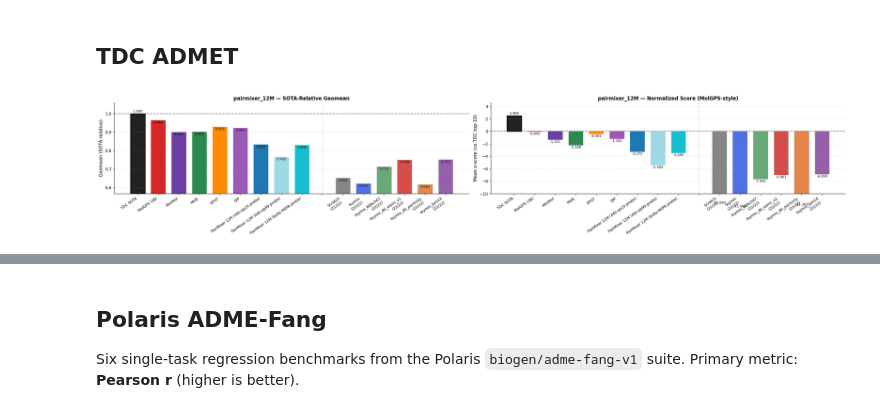
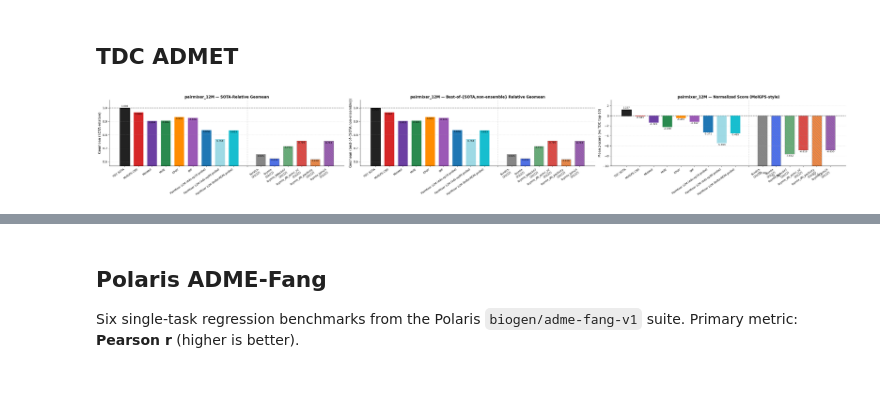
Before and after one commit to seonghyun26/graphium, a Jupyter notebook: notebooks/00_results_dashboard.ipynb, the cells around one changed output, grey strips where cells are left out. Saved outputs shown, nothing was run; the diff lists cells and outputs as text; code cells hidden in the pictures; blank space fills up the shorter version.

```diff
--- a/notebooks/00_results_dashboard.ipynb
+++ b/notebooks/00_results_dashboard.ipynb
@@ -205,12 +259,16 @@ Methods: ['Scratch', 'toymix', 'toymix_bbbc047', 'toymix_dti_esmc_v2', 'toymix_d
 # %% [markdown]
 ## TDC ADMET
 # %%
-# Two aggregate metrics across 22 ADMET tasks:
+# Three aggregate metrics across 22 ADMET tasks:
 #
 # 1. SOTA-relative geomean: value/SOTA (higher-better) or SOTA/value (lower-better),
 #    then geometric mean. SOTA = 1.0 by construction.
 #
-# 2. MolGPS-style normalized score: z-score each task relative to the TDC top-10
+# 2. Best-of-{SOTA, non-ensemble} relative geomean: same idea, but the per-task
+#    reference is the best score across {TDC SOTA, MolE, KPGT, QIP}. MolGPS and
+#    MiniMol are excluded because they are ensembles. Reference = 1.0.
+#
+# 3. MolGPS-style normalized score: z-score each task relative to the TDC top-10
 #    leaderboard, flip sign for lower-is-better, then arithmetic mean.
 #    Positive = above leaderboard average, negative = below.
 
@@ -226,6 +284,37 @@ def _sota_normalize(value, task):
         return value / sota_mean
     else:
         return sota_mean / value if value != 0 else np.nan
+
+# Per-task reference = best score across SOTA + non-ensemble baselines
+# (MolE, KPGT, QIP). MolGPS and MiniMol are excluded as they are ensembles.
+def _best_nonensemble_ref(task):
+    """Best (direction-aware) score across SOTA + non-ensemble baselines for task."""
+    if task not in TASK_METRICS:
+        return None
+    direction = TASK_METRICS[task][1]
+    refs = []
+    if task in TDC_SOTA:
+        refs.append(TDC_SOTA[task][0])
+    for _src in (MOLE, KPGT, QIP):
+        if task in _src and pd.notna(_src[task][0]):
+            refs.append(_src[task][0])
+    refs = [r for r in refs if pd.notna(r)]
+    if not refs:
+        return None
+    return max(refs) if direction == 'higher' else min(refs)
+
+def _best_normalize(value, task):
+    """Normalize value relative to best of {SOTA, MolE, KPGT, QIP} for that task."""
+    if pd.isna(value) or task not in TASK_METRICS:
+        return np.nan
+    ref = _best_nonensemble_ref(task)
+    if ref is None or ref == 0:
+        return np.nan
+    direction = TASK_METRICS[task][1]
+    if direction == 'higher':
+        return value / ref
+    else:
+        return ref / value if value != 0 else np.nan
 
 def _zscore_normalize(value, task):
     """Z-score relative to TDC top-10 leaderboard, sign-flipped for lower-is-better."""
@@ -283,11 +372,14 @@ _BASELINES = [
 ]
 
 _baseline_geomeans = {}
+_baseline_best_geomeans = {}
 _baseline_zscores = {}
 for _bname, _bdata, _ in _BASELINES:
     _gn = [_sota_normalize(_bdata[t][0], t) for t in ADMET_TASK_ORDER if t in _bdata]
+    _gb = [_best_normalize(_bdata[t][0], t) for t in ADMET_TASK_ORDER if t in _bdata]
     _zn = [_zscore_normalize(_bdata[t][0], t) for t in ADMET_TASK_ORDER if t in _bdata]
     _baseline_geomeans[_bname] = _geomean(_gn)
+    _baseline_best_geomeans[_bname] = _geomean(_gb)
     _baseline_zscores[_bname] = _mean_zscore(_zn)
 
 # --- Compute per (model, method) from our runs ---
@@ -295,6 +387,7 @@ if len(admet_df) > 0 and admet_df['primary_metric'].notna().any():
     _task_method_means = admet_df.groupby(['task', 'model_name', 'method'])['primary_metric'].mean()
 
     _all_geomeans = list(_baseline_geomeans.values())
+    _all_best_geomeans = list(_baseline_best_geomeans.values())
     _all_zscores = list(_baseline_zscores.values())
     _model_data = {}
 
@@ -304,30 +397,39 @@ if len(admet_df) > 0 and admet_df['primary_metric'].notna().any():
             continue
         methods = sorted(model_df['method'].unique(), key=lambda m: (0 if m == 'Scratch' else 1, m))
         _method_geomeans = {}
+        _method_best_geomeans = {}
         _method_zscores = {}
         _method_ntasks = {}
         for method in methods:
-            _gn, _zn = [], []
+            _gn, _gb, _zn = [], [], []
             for task in ADMET_TASK_ORDER:
                 try:
                     val = _task_method_means.loc[(task, model_name, method)]
                     _gn.append(_sota_normalize(val, task))
+                    _gb.append(_best_normalize(val, task))
                     _zn.append(_zscore_normalize(val, task))
                 except KeyError:
                     pass
             _method_geomeans[method] = _geomean(_gn)
+            _method_best_geomeans[method] = _geomean(_gb)
             _method_zscores[method] = _mean_zscore(_zn)
             _method_ntasks[method] = sum(1 for x in _gn if np.isfinite(x) and x > 0)
             if np.isfinite(_method_geomeans[method]):
                 _all_geomeans.append(_method_geomeans[method])
+            if np.isfinite(_method_best_geomeans[method]):
+                _all_best_geomeans.append(_method_best_geomeans[method])
             if np.isfinite(_method_zscores[method]):
                 _all_zscores.append(_method_zscores[method])
-        _model_data[model_name] = (methods, _method_geomeans, _method_zscores, _method_ntasks)
+        _model_data[model_name] = (methods, _method_geomeans, _method_best_geomeans,
+                                    _method_zscores, _method_ntasks)
 
     # Shared y-axis ranges
     _gm_finite = [v for v in _all_geomeans if np.isfinite(v)]
     _gm_ymin = min(_gm_finite) * 0.92 if _gm_finite else 0
     _gm_ymax = max(_gm_finite) * 1.06 if _gm_finite else 1
+    _gb_finite = [v for v in _all_best_geomeans if np.isfinite(v)]
+    _gb_ymin = min(_gb_finite) * 0.92 if _gb_finite else 0
+    _gb_ymax = max(_gb_finite) * 1.06 if _gb_finite else 1
     _zs_finite = [v for v in _all_zscores if np.isfinite(v)]
     _zs_pad = (max(_zs_finite) - min(_zs_finite)) * 0.15 if _zs_finite else 1
     _zs_ymin = max(min(_zs_finite) - _zs_pad, -10) if _zs_finite else -1
@@ -343,20 +445,22 @@ if len(admet_df) > 0 and admet_df['primary_metric'].notna().any():
                                   and model_name != 'pairmixer_12M')]
         if model_name not in _model_data:
             continue
-        methods, _mg, _mz, _mnt = _model_data[model_name]
+        methods, _mg, _mgb, _mz, _mnt = _model_data[model_name]
         family = infer_model_family(model_name)
         hatch = FAMILY_HATCHES.get(family, '')
 
         all_labels = baseline_names + [''] + methods
-        gm_vals = [_baseline_geomeans[b] for b in baseline_names] + [np.nan] + [_mg[m] for m in methods]
-        zs_vals = [_baseline_zscores[b] for b in baseline_names] + [np.nan] + [_mz[m] for m in methods]
+        gm_vals  = [_baseline_geomeans[b] for b in baseline_names]      + [np.nan] + [_mg[m]  for m in methods]
+        gb_vals  = [_baseline_best_geomeans[b] for b in baseline_names] + [np.nan] + [_mgb[m] for m in methods]
+        zs_vals  = [_baseline_zscores[b] for b in baseline_names]       + [np.nan] + [_mz[m]  for m in methods]
         n = len(all_labels)
         x = np.arange(n)
 
-        fig, (ax1, ax2) = plt.subplots(1, 2, figsize=(max(18, n * 1.6), 5))
+        fig, (ax1, ax3, ax2) = plt.subplots(1, 3, figsize=(max(24, n * 2.2), 5))
 
         for ax, vals, ylabel, title_suffix, ymin, ymax, refline in [
             (ax1, gm_vals, 'Geomean (SOTA-relative)', 'SOTA-Relative Geomean', _gm_ymin, _gm_ymax, 1.0),
+            (ax3, gb_vals, 'Geomean (best-of-{SOTA,non-ensemble})', 'Best-of-{SOTA,non-ensemble} Relative Geomean', _gb_ymin, _gb_ymax, 1.0),
             (ax2, zs_vals, 'Mean z-score (vs TDC top-10)', 'Normalized Score (MolGPS-style)', _zs_ymin, _zs_ymax, 0.0),
         ]:
             for i, (label, val) in enumerate(zip(all_labels, vals)):
@@ -381,35 +485,35 @@ if len(admet_df) > 0 and admet_df['primary_metric'].notna().any():
             ax.axhline(y=refline, color='black', linewidth=1.5, linestyle='--', alpha=0.5, zorder=0)
             sep_x = len(baseline_names)
             ax.axvline(x=sep_x - 0.5 + 0.5, color='grey', linewidth=1, linestyle='--', alpha=0.4)
             ax.set_xticks(x)
             _xlabels = []
             for label in all_labels:
                 if label == '' or label in baseline_colors:
                     _xlabels.append(label)
                 else:
                     _nt = _mnt.get(label, 0)
                     _xlabels.append(f'{label}\n({_nt}/{len(ADMET_TASK_ORDER)})')
             ax.set_xticklabels(_xlabels, rotation=35, ha='right', fontsize=9)
             ax.set_ylabel(ylabel, fontsize=11)
             ax.set_title(f'{model_name} — {title_suffix}', fontsize=12, fontweight='bold')
             ax.set_ylim(ymin, ymax)
             ax.spines['top'].set_visible(False)
             ax.spines['right'].set_visible(False)
             ax.grid(True, axis='y', ls='--', alpha=0.3)
 
         plt.tight_layout()
         plt.show()
 
         # Print table
-        print(f"\n{'':2s}{'Method':25s}  {'Geomean':>8s}  {'Z-score':>8s}  {'Tasks':>5s}")
-        print("  " + "-" * 52)
+        print(f"\n{'':2s}{'Method':25s}  {'Geomean':>8s}  {'GM(best)':>8s}  {'Z-score':>8s}  {'Tasks':>5s}")
+        print("  " + "-" * 62)
         for b in baseline_names:
-            print(f"  {b:25s}  {_baseline_geomeans[b]:>8.4f}  {_baseline_zscores[b]:>8.4f}  {22:>5d}")
+            print(f"  {b:25s}  {_baseline_geomeans[b]:>8.4f}  {_baseline_best_geomeans[b]:>8.4f}  {_baseline_zscores[b]:>8.4f}  {22:>5d}")
         print()
         for m in methods:
-            print(f"  {m:25s}  {_mg[m]:>8.4f}  {_mz[m]:>8.4f}  {_mnt[m]:>5d}")
+            print(f"  {m:25s}  {_mg[m]:>8.4f}  {_mgb[m]:>8.4f}  {_mz[m]:>8.4f}  {_mnt[m]:>5d}")
         print()
 else:
     print("No ADMET results to plot.")
 # %% [output]
-[figure, old version]
+[figure, new version]
```
Also changed, not shown: parts of 7 cells of this notebook, 28 other files.
